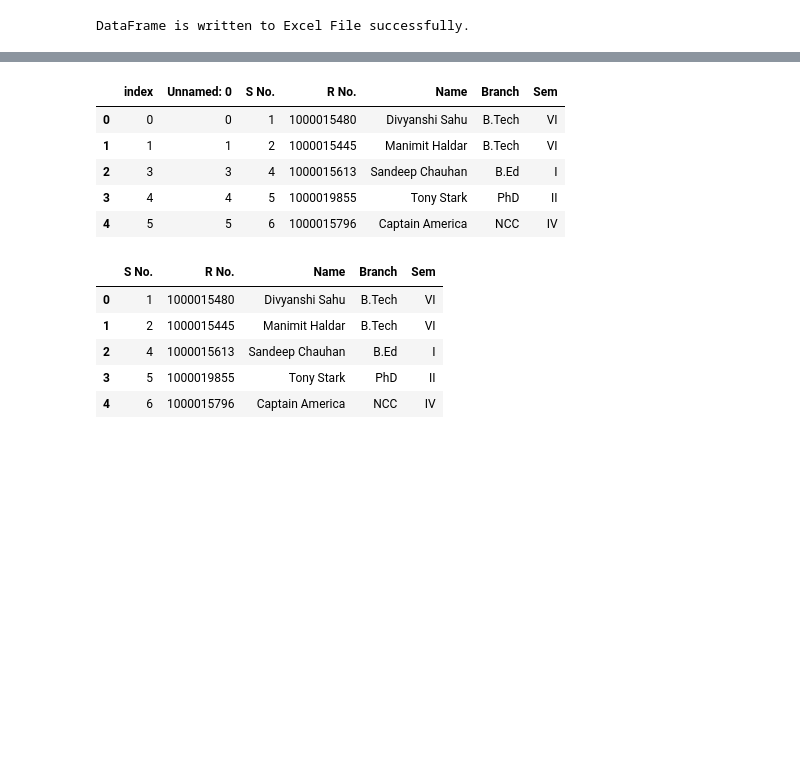
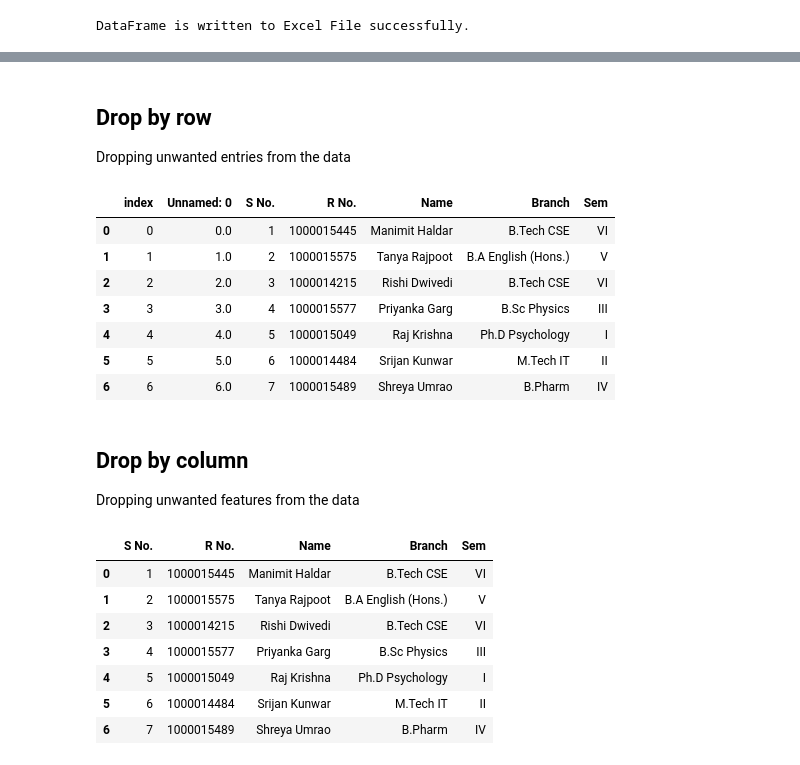
Before and after one commit to RockingManny/DIT_Projects, a Jupyter notebook: CSF441/Python Basics/Basics.ipynb, the cells around one changed output, grey strips where cells are left out. Drawn from its saved outputs; the diff is of its cells as text; code cells hidden in the pictures; blank space fills up the shorter version.

Commit message:
Data Manipulation in Python

```diff
--- a/CSF441/Python Basics/Basics.ipynb
+++ b/CSF441/Python Basics/Basics.ipynb
@@ -149,0 +165,8 @@ df
+# %%
+df1 = pd.DataFrame({'S No.' : [8,9],
+                    'R No.' : [8,9],
+                    'Name' : ['Test1','Test2'],
+                    'Branch' : ['Branch1','Branch2'],
+                    'Sem' : ['Sem1','Sem2']}, index=[8,9])
+df=df.append(df1)
+df
@@ -149,0 +187,3 @@ df
+# %%
+df=df.fillna(0)
+df
@@ -150,22 +201,30 @@ df
+# %% [markdown]
+## Drop by row
+Dropping unwanted entries from the data
 # %%
-df=df.drop(df.index[2], inplace=False)
-df=df.reset_index()
+df=df.drop(df.index[[8,7]], inplace=False).reset_index()
 df
 # %% [output]
 |  | index | Unnamed: 0 | S No. | R No. | Name | Branch | Sem |
-| 0 | 0 | 0 | 1 | 1000015480 | Divyanshi Sahu | B.Tech | VI |
-| 1 | 1 | 1 | 2 | 1000015445 | Manimit Haldar | B.Tech | VI |
-| 2 | 3 | 3 | 4 | 1000015613 | Sandeep Chauhan | B.Ed | I |
-| 3 | 4 | 4 | 5 | 1000019855 | Tony Stark | PhD | II |
-| 4 | 5 | 5 | 6 | 1000015796 | Captain America | NCC | IV |
+| 0 | 0 | 0.0 | 1 | 1000015445 | Manimit Haldar | B.Tech CSE | VI |
+| 1 | 1 | 1.0 | 2 | 1000015575 | Tanya Rajpoot | B.A English (Hons.) | V |
+| 2 | 2 | 2.0 | 3 | 1000014215 | Rishi Dwivedi | B.Tech CSE | VI |
+| 3 | 3 | 3.0 | 4 | 1000015577 | Priyanka Garg | B.Sc Physics | III |
+| 4 | 4 | 4.0 | 5 | 1000015049 | Raj Krishna | Ph.D Psychology | I |
+| 5 | 5 | 5.0 | 6 | 1000014484 | Srijan Kunwar | M.Tech IT | II |
+| 6 | 6 | 6.0 | 7 | 1000015489 | Shreya Umrao | B.Pharm | IV |
+# %% [markdown]
+## Drop by column
+Dropping unwanted features from the data
 # %%
-df=df.drop("Unnamed: 0", axis=1)
-df=df.drop("index", axis=1)
+df=df.drop(["Unnamed: 0","index"], axis=1)
 df
 # %% [output]
 |  | S No. | R No. | Name | Branch | Sem |
-| 0 | 1 | 1000015480 | Divyanshi Sahu | B.Tech | VI |
-| 1 | 2 | 1000015445 | Manimit Haldar | B.Tech | VI |
-| 2 | 4 | 1000015613 | Sandeep Chauhan | B.Ed | I |
-| 3 | 5 | 1000019855 | Tony Stark | PhD | II |
-| 4 | 6 | 1000015796 | Captain America | NCC | IV |
+| 0 | 1 | 1000015445 | Manimit Haldar | B.Tech CSE | VI |
+| 1 | 2 | 1000015575 | Tanya Rajpoot | B.A English (Hons.) | V |
+| 2 | 3 | 1000014215 | Rishi Dwivedi | B.Tech CSE | VI |
+| 3 | 4 | 1000015577 | Priyanka Garg | B.Sc Physics | III |
+| 4 | 5 | 1000015049 | Raj Krishna | Ph.D Psychology | I |
+| 5 | 6 | 1000014484 | Srijan Kunwar | M.Tech IT | II |
+| 6 | 7 | 1000015489 | Shreya Umrao | B.Pharm | IV |
```
Also changed, not shown: parts of 27 cells of this notebook, 1 other file.
